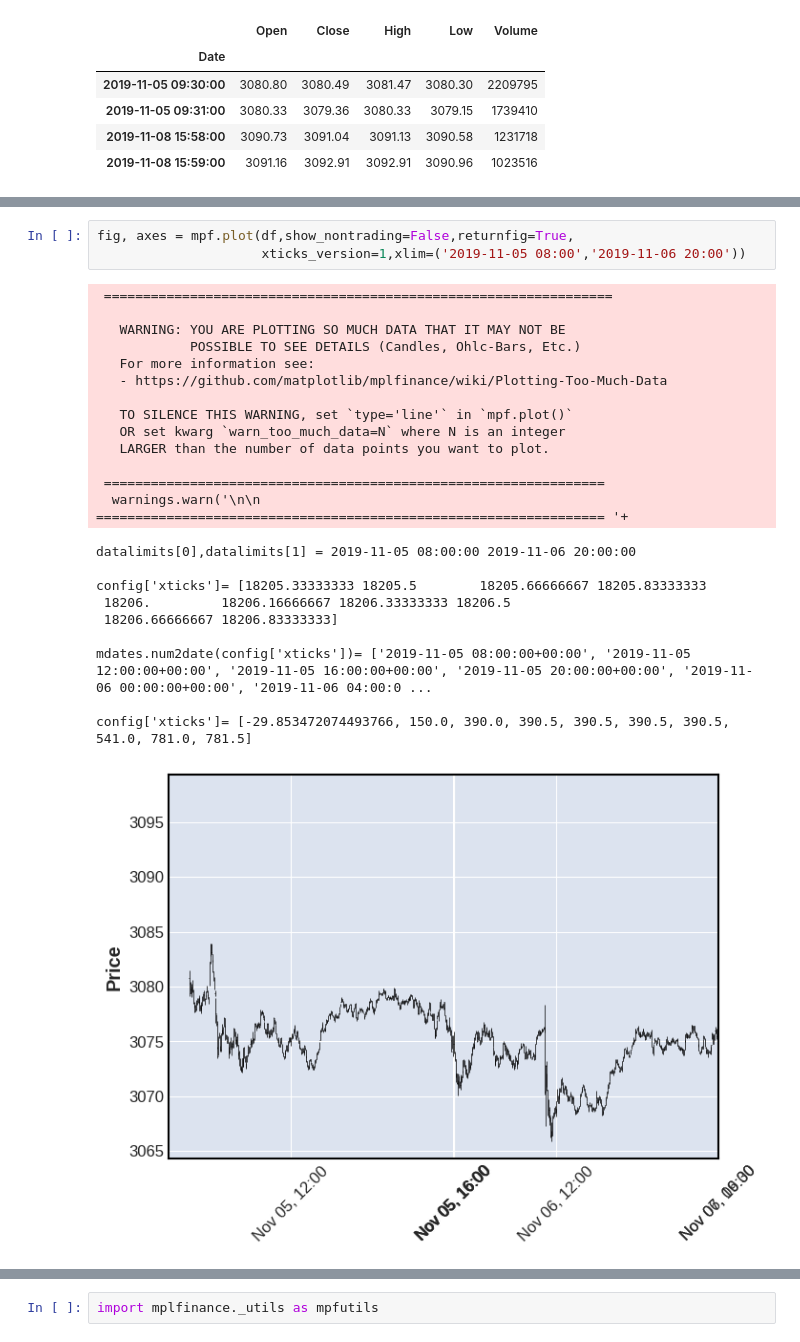
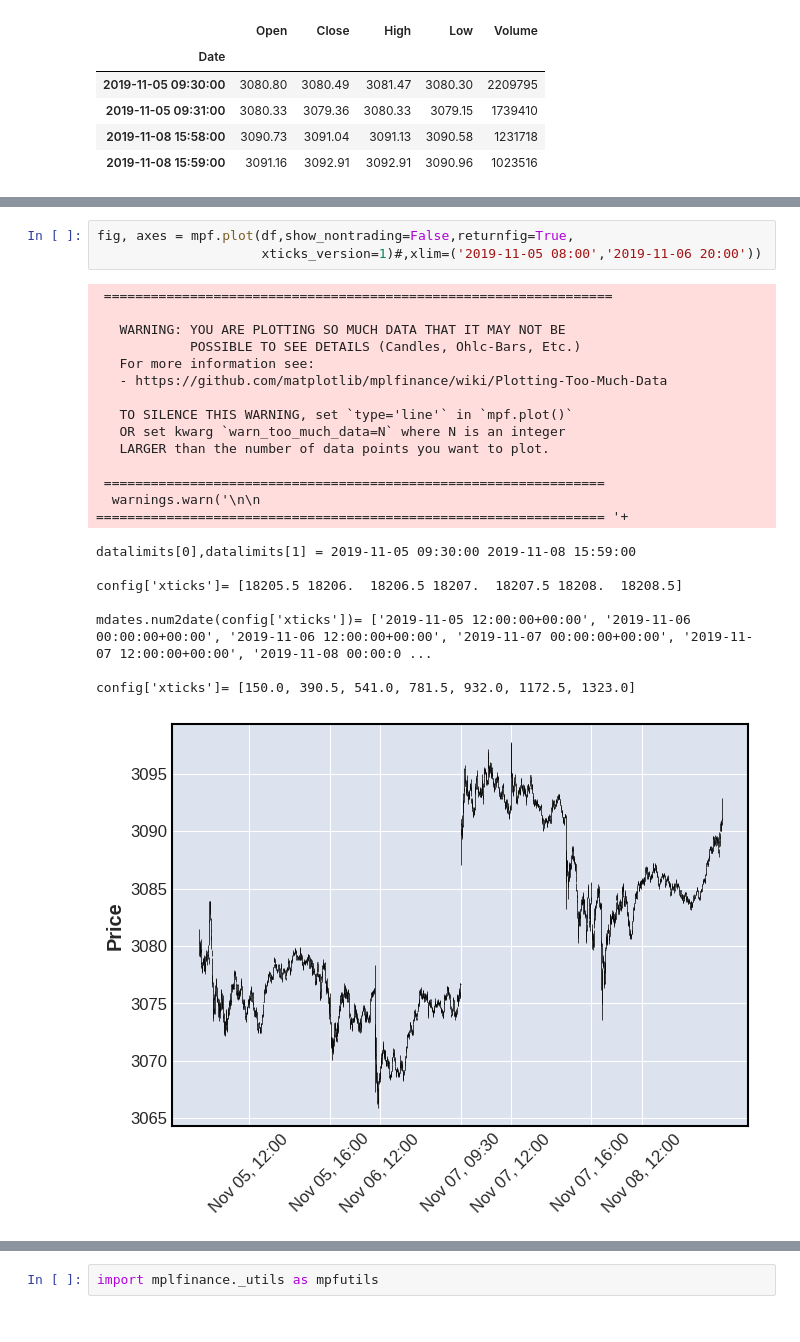
Before and after one commit to dino-g/mplfinance, a Jupyter notebook: examples/scratch_pad/xticks_experiments.ipynb, the cells around one changed output, grey strips where cells are left out. Cells and saved outputs as stored; diff of their text form.

```diff
--- a/examples/scratch_pad/xticks_experiments.ipynb
+++ b/examples/scratch_pad/xticks_experiments.ipynb
@@ -432,31 +428,29 @@ config['xticks']= [18205.33333333 18205.375      18205.41666667 18205.45833333
 [figure]
 # %%
 fig, axes = mpf.plot(df,show_nontrading=False,returnfig=True,
-                     xticks_version=1,xlim=('2019-11-05 08:00','2019-11-06 20:00'))
+                     xticks_version=1)#,xlim=('2019-11-05 08:00','2019-11-06 20:00'))
 # %% [output]
  =================================================================
 
    WARNING: YOU ARE PLOTTING SO MUCH DATA THAT IT MAY NOT BE
             POSSIBLE TO SEE DETAILS (Candles, Ohlc-Bars, Etc.)
    For more information see:
    - https://github.com/matplotlib/mplfinance/wiki/Plotting-Too-Much-Data
 
    TO SILENCE THIS WARNING, set `type='line'` in `mpf.plot()`
    OR set kwarg `warn_too_much_data=N` where N is an integer
    LARGER than the number of data points you want to plot.
 
  ================================================================
   warnings.warn('\n\n ================================================================= '+
-datalimits[0],datalimits[1] = 2019-11-05 08:00:00 2019-11-06 20:00:00
+datalimits[0],datalimits[1] = 2019-11-05 09:30:00 2019-11-08 15:59:00
 
-config['xticks']= [18205.33333333 18205.5        18205.66666667 18205.83333333
- 18206.         18206.16666667 18206.33333333 18206.5
- 18206.66666667 18206.83333333]
+config['xticks']= [18205.5 18206.  18206.5 18207.  18207.5 18208.  18208.5]
 
-mdates.num2date(config['xticks'])= ['2019-11-05 08:00:00+00:00', '2019-11-05 12:00:00+00:00', '2019-11-05 16:00:00+00:00', '2019-11-05 20:00:00+00:00', '2019-11-06 00:00:00+00:00', '2019-11-06 04:00:0 ...
+mdates.num2date(config['xticks'])= ['2019-11-05 12:00:00+00:00', '2019-11-06 00:00:00+00:00', '2019-11-06 12:00:00+00:00', '2019-11-07 00:00:00+00:00', '2019-11-07 12:00:00+00:00', '2019-11-08 00:00:0 ...
 
-config['xticks']= [-29.853472074493766, 150.0, 390.0, 390.5, 390.5, 390.5, 390.5, 541.0, 781.0, 781.5]
+config['xticks']= [150.0, 390.5, 541.0, 781.5, 932.0, 1172.5, 1323.0]
-[figure, old version]
+[figure, new version]
 # %%
 axes[0].xaxis.set_major_locator(mdates.AutoDateLocator())
 fig
```
Also changed, not shown: parts of 17 cells of this notebook, 1 other file.
